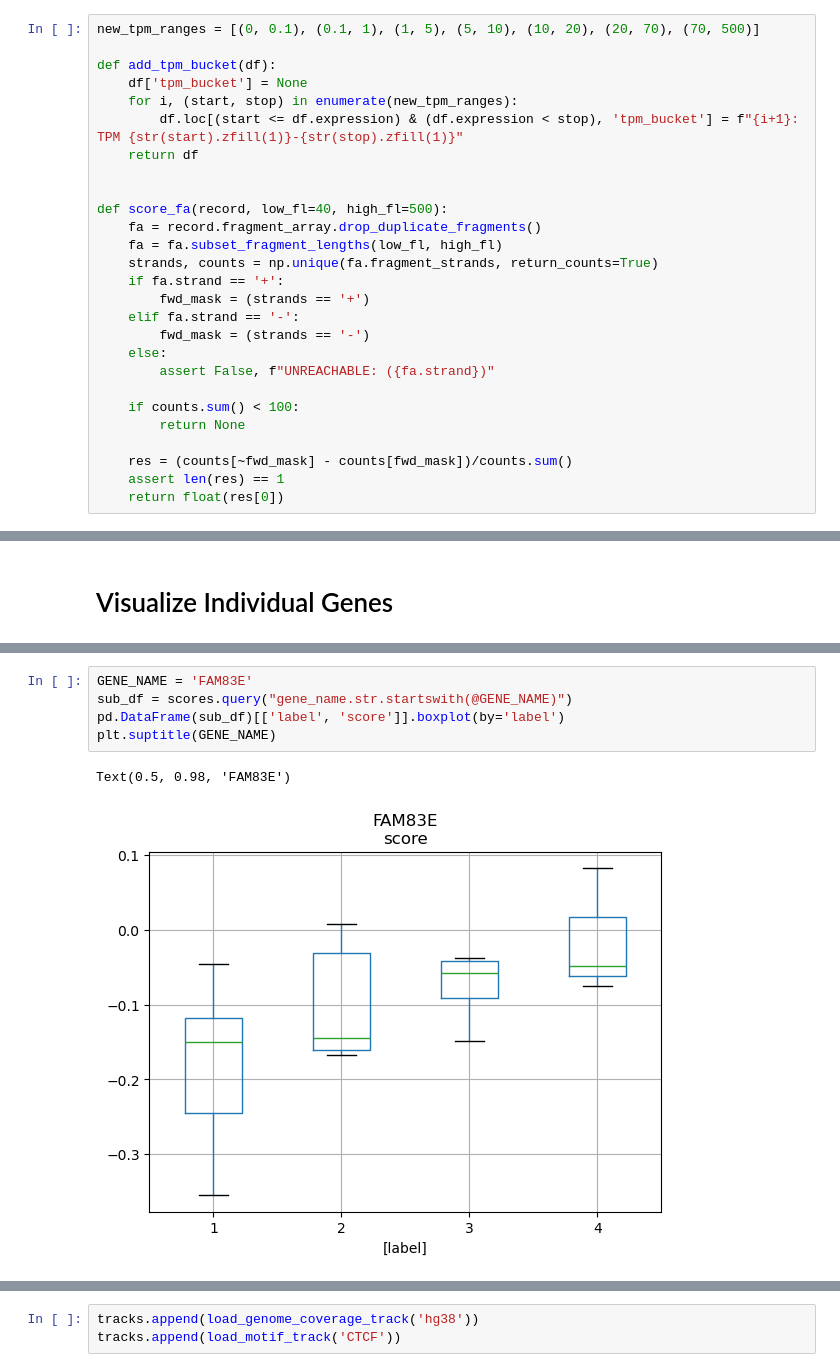
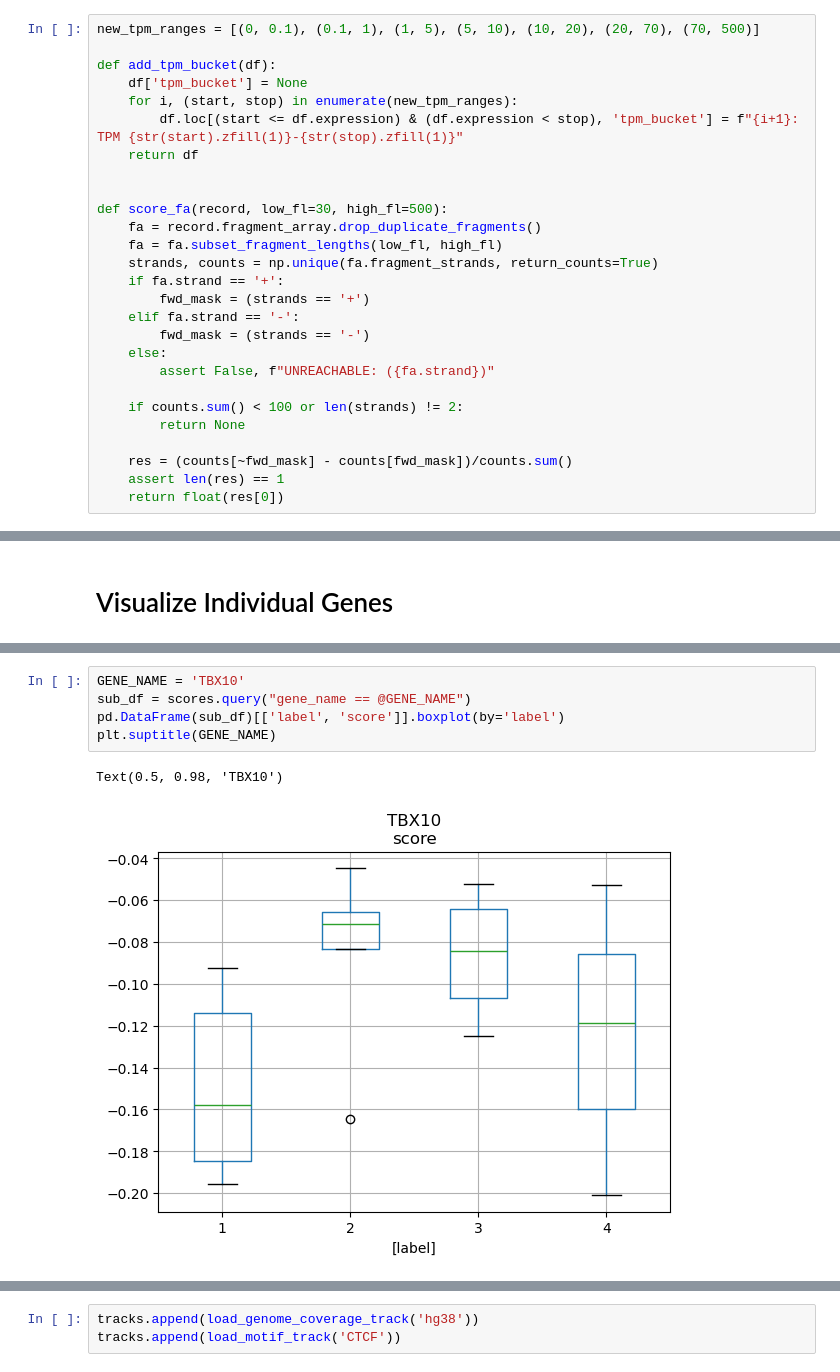
Before and after one commit to nboley/fragmentomics_tools, a Jupyter notebook: projects/ibd/Tutorial.ipynb, the cells around one changed output, grey strips where cells are left out. Drawn from its saved outputs; the diff is of its cells as text.

```diff
--- a/projects/ibd/Tutorial.ipynb
+++ b/projects/ibd/Tutorial.ipynb
@@ -67,7 +54,7 @@ def add_tpm_bucket(df):
     return df
 
 
-def score_fa(record, low_fl=40, high_fl=500):
+def score_fa(record, low_fl=30, high_fl=500):
     fa = record.fragment_array.drop_duplicate_fragments()
     fa = fa.subset_fragment_lengths(low_fl, high_fl)
     strands, counts = np.unique(fa.fragment_strands, return_counts=True)
@@ -78,7 +65,7 @@ def score_fa(record, low_fl=40, high_fl=500):
     else:
         assert False, f"UNREACHABLE: ({fa.strand})"
 
-    if counts.sum() < 100:
+    if counts.sum() < 100 or len(strands) != 2:
         return None
 
     res = (counts[~fwd_mask] - counts[fwd_mask])/counts.sum()
@@ -176,10 +149,10 @@ df
 dtype: float64
 # %%
-GENE_NAME = 'FAM83E'
-sub_df = scores.query("gene_name.str.startswith(@GENE_NAME)")
+GENE_NAME = 'TBX10'
+sub_df = scores.query("gene_name == @GENE_NAME")
 pd.DataFrame(sub_df)[['label', 'score']].boxplot(by='label')
 plt.suptitle(GENE_NAME)
 # %% [output]
-Text(0.5, 0.98, 'FAM83E')
+Text(0.5, 0.98, 'TBX10')
-[figure, old version]
+[figure, new version]
 # %%
```
Also changed, not shown: parts of 45 cells of this notebook, 9 other files.
